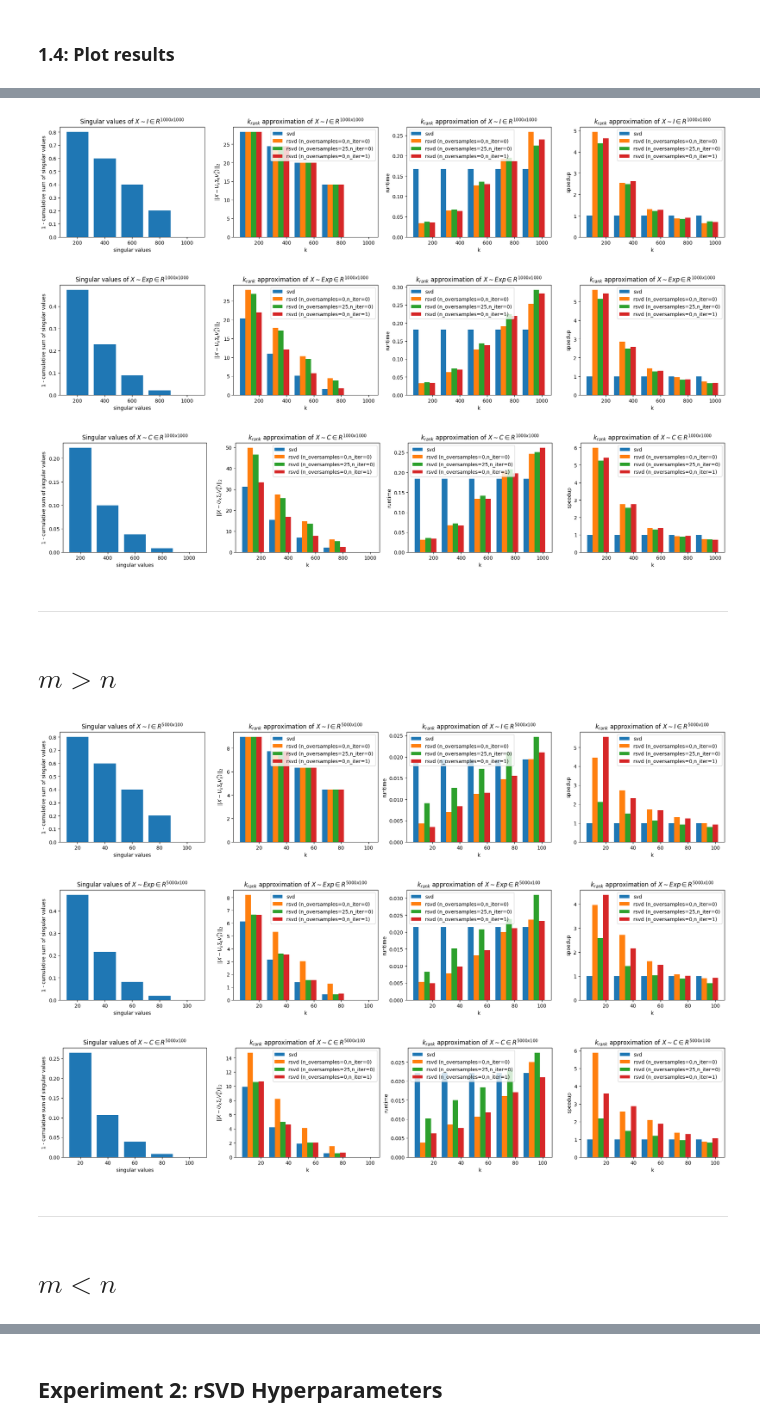
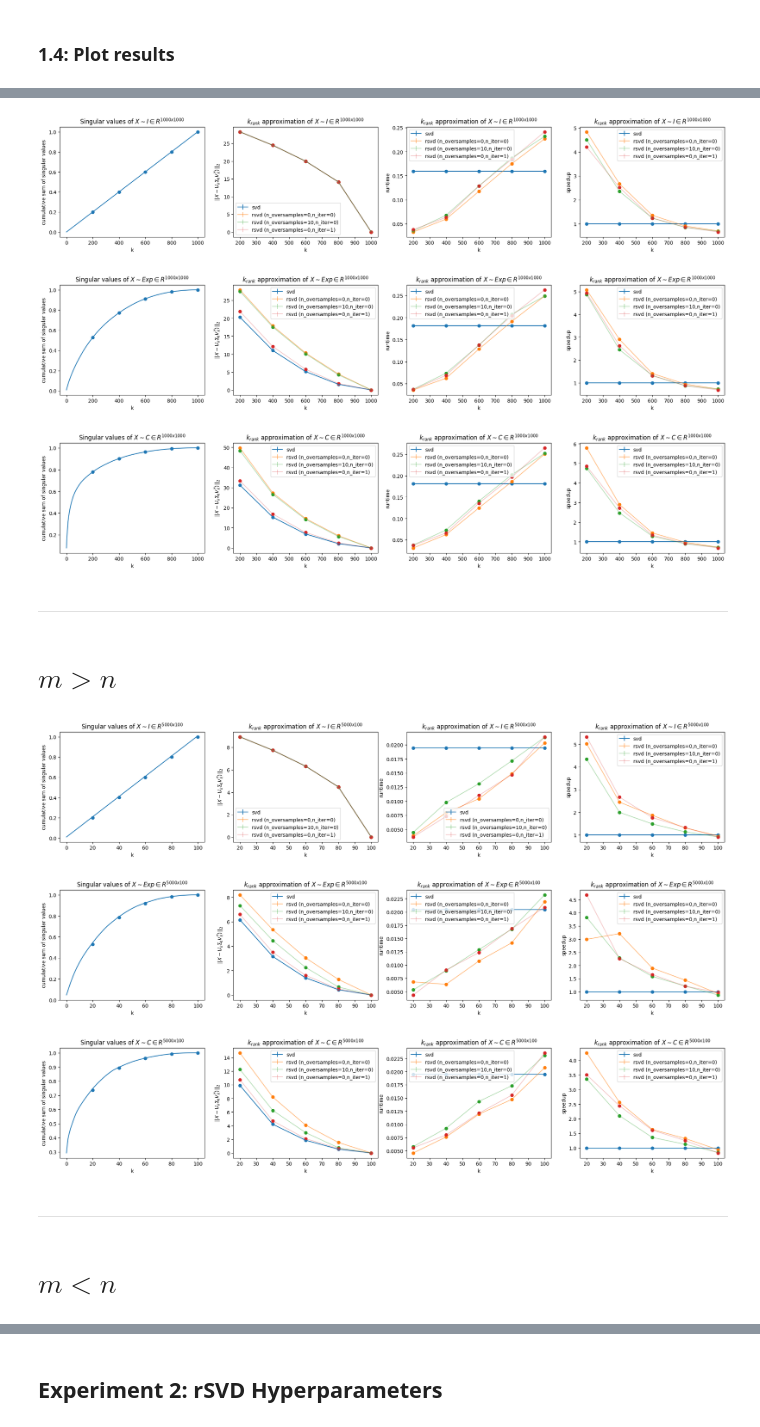
Before and after one commit to bhdsc/rNLA, a Jupyter notebook: rsvd.ipynb, the cells around one changed output, grey strips where cells are left out. Cells and saved outputs as stored; diff of their text form; code cells hidden in the pictures.

Commit message:
back to line plots

```diff
--- a/rsvd.ipynb
+++ b/rsvd.ipynb
@@ -134,16 +134,17 @@ def plot_1(results: list, measures: list, ranks, singular_values: np.array, dist
         ax[i].set_ylabel(measure)
         ax[i].legend()
 
-    # Plot of 1 - cumsum(singular values)
-    s = 1 - np.cumsum(singular_values) / singular_values.sum()
+    # Plot of cumsum(singular values)
+    s = singular_values.cumsum() / singular_values.sum()
+    # s = 1 - s
     if kind == "line":
         ax[0].plot(s)
         ax[0].scatter(ranks, s[ranks - 1])
     else:
         ax[0].bar(np.arange(len(ranks)), s[ranks - 1], tick_label=ranks)
     ax[0].set_title(f"Singular values of $X \\sim {dist} \\in R^{{{m}x{n}}}$")
-    ax[0].set_xlabel("singular values")
-    ax[0].set_ylabel("1 - cumulative sum of singular values")
+    ax[0].set_xlabel("k")
+    ax[0].set_ylabel("cumulative sum of singular values")
 
     plt.show()
 # %% [markdown]
@@ -156,7 +157,7 @@ ranks = np.linspace(int(r / num), r, num=num, dtype=int)
 n_trials = 1 # TODO: Possibly can remove since variance is insignificant
 rsvd_hparams = [
     {"n_oversamples": 0, "n_iter": 0},
-    {"n_oversamples": 25, "n_iter": 0},
+    {"n_oversamples": 10, "n_iter": 0},
     {"n_oversamples": 0, "n_iter": 1},
 ] # control speed-accuracy tradeoff
 # %%
@@ -200,7 +201,7 @@ ranks = np.linspace(int(r / num), r, num=num, dtype=int)
 n_trials = 1 # TODO: Possibly can remove since variance is insignificant
 rsvd_hparams = [
     {"n_oversamples": 0, "n_iter": 0},
-    {"n_oversamples": 25, "n_iter": 0},
+    {"n_oversamples": 10, "n_iter": 0},
     {"n_oversamples": 0, "n_iter": 1},
 ] # control speed-accuracy tradeoff
 # %%
@@ -243,7 +244,7 @@ ranks = np.linspace(int(r / num), r, num=num, dtype=int)
 n_trials = 1 # TODO: Possibly can remove since variance is insignificant
 rsvd_hparams = [
     {"n_oversamples": 0, "n_iter": 0},
-    {"n_oversamples": 25, "n_iter": 0},
+    {"n_oversamples": 10, "n_iter": 0},
     {"n_oversamples": 0, "n_iter": 1},
 ] # control speed-accuracy tradeoff
 # %%
@@ -281,33 +282,33 @@ Wall time: 15.6 s
 # %%
 from IPython.display import Markdown
 
 measures = ["$||X-U_k\\Sigma_k V_k^T)||_2$", "runtime", "speedup"]
 
 for inequality in config:
     title = f"# ${inequality}$"
     display(Markdown(title))
 
     size = config[inequality]["size"]
     ranks = config[inequality]["ranks"]
     results = config[inequality]["results"]
     singular_values = config[inequality]["singular_values"]
     names = results.keys()
 
     for name in names:
         result = results[name]
         singular_value = singular_values[name]
-        plot_1(result, measures, ranks, singular_value, name, size, kind="bar")
+        plot_1(result, measures, ranks, singular_value, name, size, kind="line")
 
     display(Markdown("---"))
 # %% [output]
 # $m=n$
-[figure, old version]
+[figure, new version]
-[figure, old version]
+[figure, new version]
-[figure, old version]
+[figure, new version]
 ---
 # $m>n$
-[figure, old version]
+[figure, new version]
-[figure, old version]
+[figure, new version]
-[figure, old version]
+[figure, new version]
 ---
 # $m<n$
```
Also changed, not shown: parts of 4 cells of this notebook.
